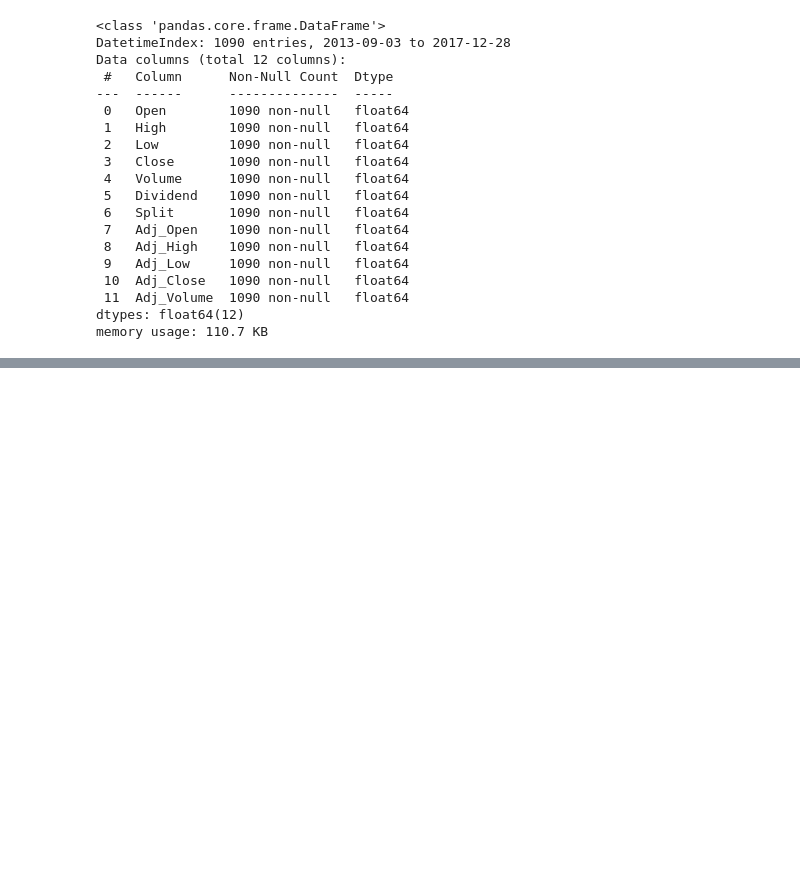
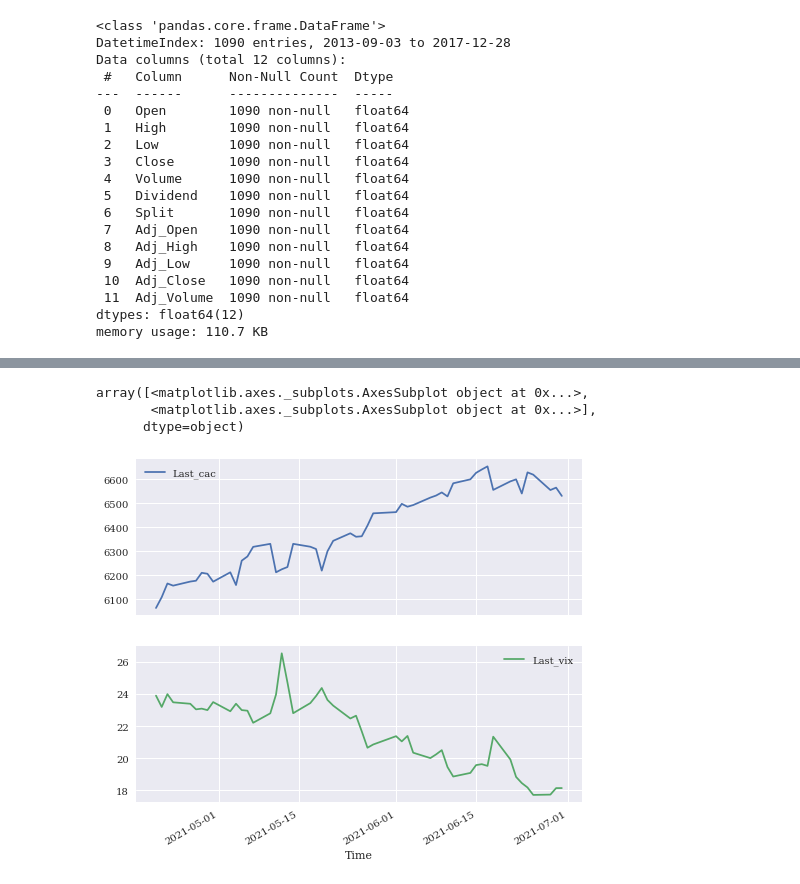
Before and after one commit to m-dabo/PfF, a Jupyter notebook: PfF - YH.ipynb, the cells around one changed output, grey strips where cells are left out. Cells and saved outputs as stored; diff of their text form; code cells hidden in the pictures; blank space fills up the shorter version.

```diff
--- a/PfF - YH.ipynb
+++ b/PfF - YH.ipynb
@@ -531,0 +635,7 @@ memory usage: 110.7 KB
+# %%
+## Loading the data
+# Price data for the CAC 40
+cac40 = pd.read_csv('/content/drive/MyDrive/Data/mxn21_daily_historical-data-06-30-2021.csv').dropna()
+cac40['Time'] = pd.to_datetime(cac40['Time'])
+cac40 = cac40.set_index('Time')
+cac40.info()
@@ -531,0 +658,7 @@ memory usage: 110.7 KB
+# %%
+# Price data for the VIX index (volatility in US markets)
+vix = pd.read_csv('/content/drive/MyDrive/Data/vin21_daily_historical-data-06-30-2021.csv').dropna()
+vix['Time'] = pd.to_datetime(vix['Time'])
+vix = vix.set_index('Time')
+vix = vix.loc[vix.index >= '04/20/2021']
+vix.info()
@@ -531,0 +681,6 @@ memory usage: 110.7 KB
+# %%
+data = pd.DataFrame(cac40['Last']).merge(
+    pd.DataFrame(vix['Last']), left_index = True,
+    right_index = True)
+data.columns = ['Last_cac', 'Last_vix']
+data.info()
@@ -531,0 +697,8 @@ memory usage: 110.7 KB
+# %%
+# Visualization
+data.plot(figsize = (8,7), subplots = True)
+# %% [output]
+array([<matplotlib.axes._subplots.AxesSubplot object at 0x...>,
+       <matplotlib.axes._subplots.AxesSubplot object at 0x...>],
+      dtype=object)
+[figure, added]
```
Also changed, not shown: parts of 20 cells of this notebook.
